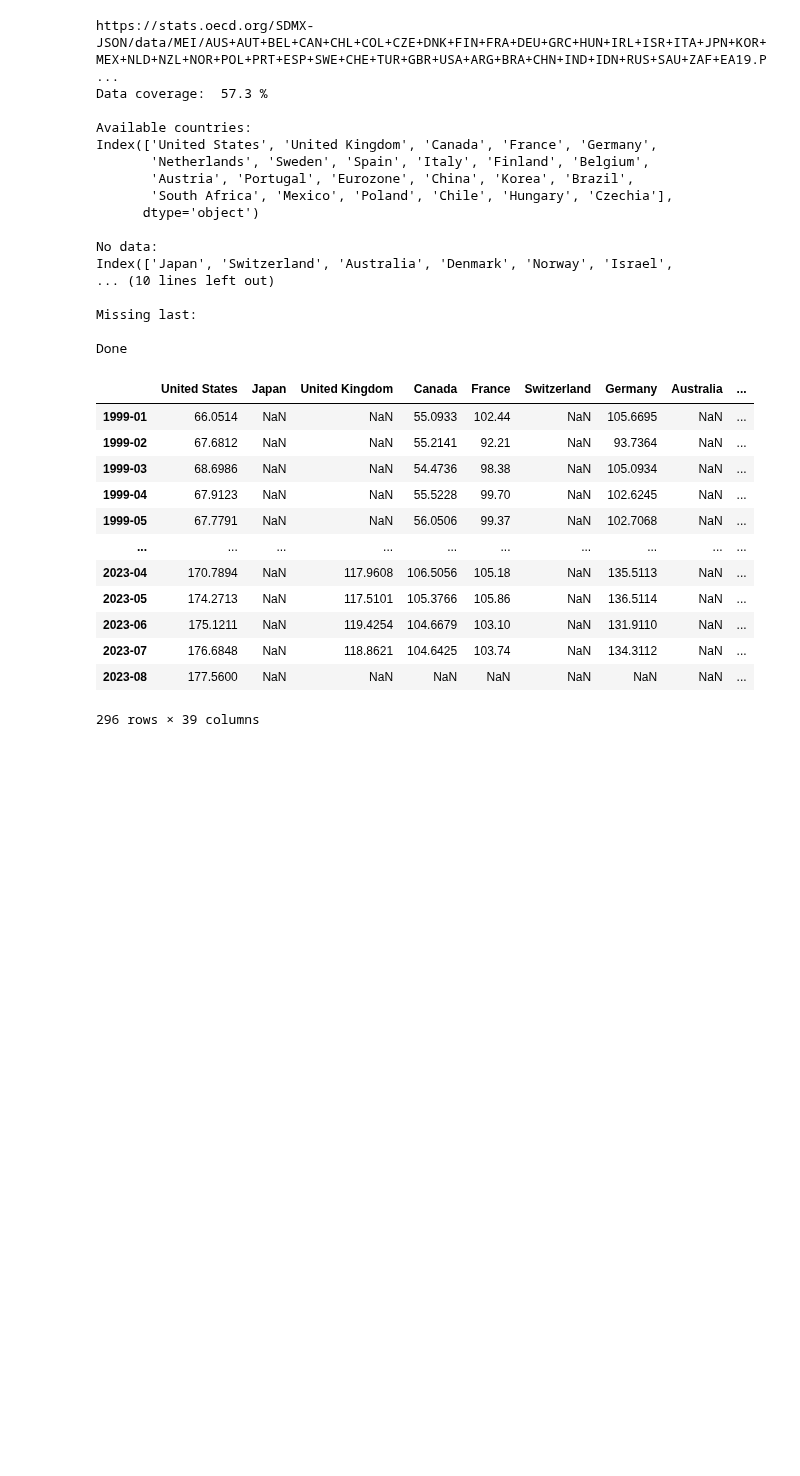
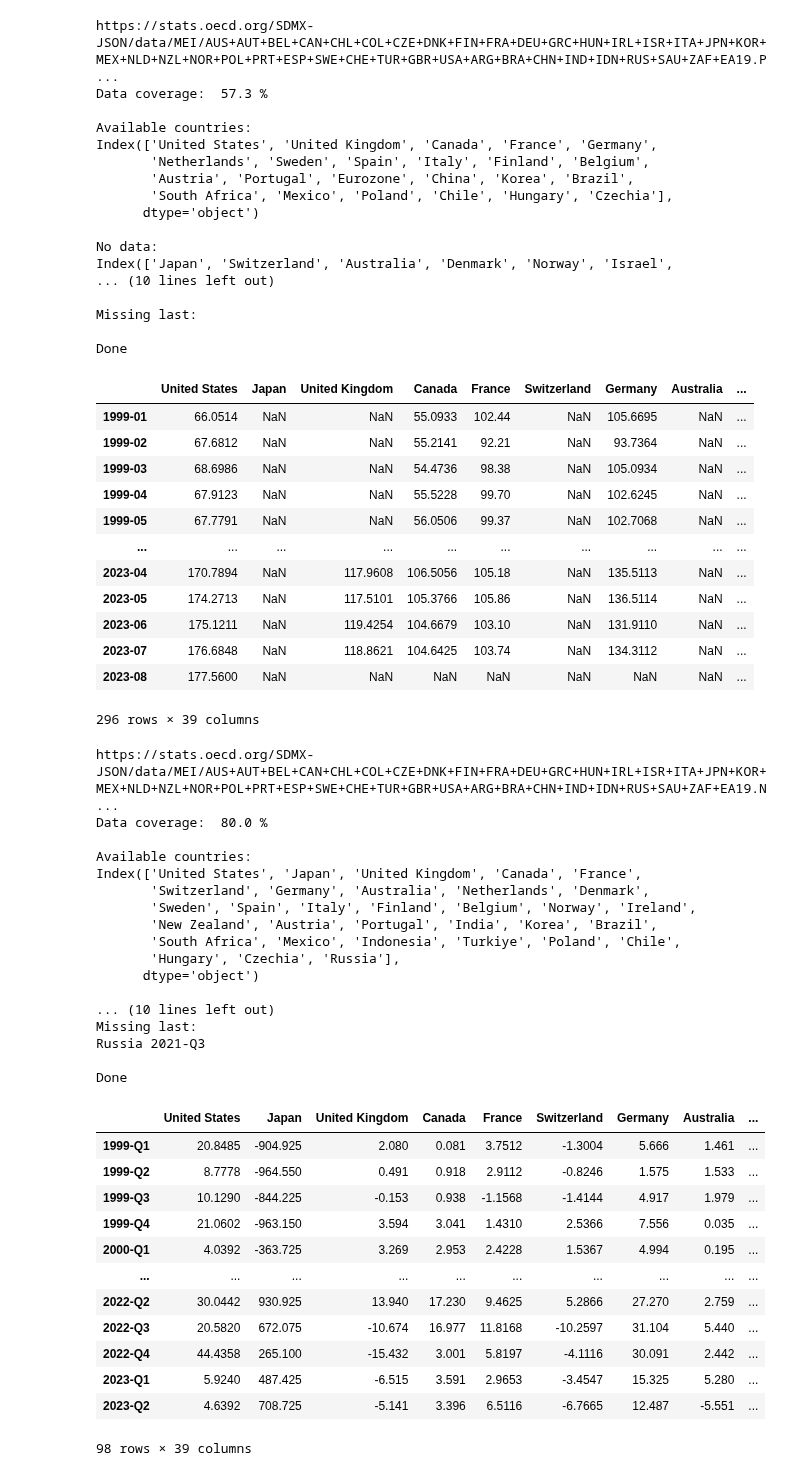
Before and after one commit to lharazin/TFM, a Jupyter notebook: Data/OECD_Stats/oecd_8_bussiness.ipynb, the cells around one changed output. Drawn from its saved outputs; the diff is of its cells as text; code cells hidden in the pictures; blank space fills up the shorter version.

Commit message:
added inventories and extra notes to investments

```diff
--- a/Data/OECD_Stats/oecd_8_bussiness.ipynb
+++ b/Data/OECD_Stats/oecd_8_bussiness.ipynb
@@ -240,3 +240,44 @@ Done
 | 2023-07 | 176.6848 | NaN | 118.8621 | 104.6425 | 103.74 | NaN | 134.3112 | NaN | ... |
 | 2023-08 | 177.5600 | NaN | NaN | NaN | NaN | NaN | NaN | NaN | ... |
 296 rows × 39 columns
+# %%
+indicator = 'MEI' # Main Economic Indicators
+subject = 'NAEXCP05' # National Accounts > GDP by Expenditure > Current Prices > Changes in inventories and net acquisition of valuables
+measure = 'STSA' # Level, rate or national currency, s.a.
+freq = 'Q' # Quarterly
+
+df = get_oecd_data(indicator, subject, measure, freq,
+                   countries_before_subject=True,
+                   file_name='Changes in inventories')
+df
+# %% [output]
+https://stats.oecd.org/SDMX-JSON/data/MEI/AUS+AUT+BEL+CAN+CHL+COL+CZE+DNK+FIN+FRA+DEU+GRC+HUN+IRL+ISR+ITA+JPN+KOR+MEX+NLD+NZL+NOR+POL+PRT+ESP+SWE+CHE+TUR+GBR+USA+ARG+BRA+CHN+IND+IDN+RUS+SAU+ZAF+EA19.N ...
+Data coverage:  80.0 %
+
+Available countries:
+Index(['United States', 'Japan', 'United Kingdom', 'Canada', 'France',
+       'Switzerland', 'Germany', 'Australia', 'Netherlands', 'Denmark',
+       'Sweden', 'Spain', 'Italy', 'Finland', 'Belgium', 'Norway', 'Ireland',
+       'New Zealand', 'Austria', 'Portugal', 'India', 'Korea', 'Brazil',
+       'South Africa', 'Mexico', 'Indonesia', 'Turkiye', 'Poland', 'Chile',
+       'Hungary', 'Czechia', 'Russia'],
+      dtype='object')
+
+... (10 lines left out)
+Missing last:
+Russia 2021-Q3
+
+Done
+|  | United States | Japan | United Kingdom | Canada | France | Switzerland | Germany | Australia | ... |
+| 1999-Q1 | 20.8485 | -904.925 | 2.080 | 0.081 | 3.7512 | -1.3004 | 5.666 | 1.461 | ... |
+| 1999-Q2 | 8.7778 | -964.550 | 0.491 | 0.918 | 2.9112 | -0.8246 | 1.575 | 1.533 | ... |
+| 1999-Q3 | 10.1290 | -844.225 | -0.153 | 0.938 | -1.1568 | -1.4144 | 4.917 | 1.979 | ... |
+| 1999-Q4 | 21.0602 | -963.150 | 3.594 | 3.041 | 1.4310 | 2.5366 | 7.556 | 0.035 | ... |
+| 2000-Q1 | 4.0392 | -363.725 | 3.269 | 2.953 | 2.4228 | 1.5367 | 4.994 | 0.195 | ... |
+| ... | ... | ... | ... | ... | ... | ... | ... | ... | ... |
+| 2022-Q2 | 30.0442 | 930.925 | 13.940 | 17.230 | 9.4625 | 5.2866 | 27.270 | 2.759 | ... |
+| 2022-Q3 | 20.5820 | 672.075 | -10.674 | 16.977 | 11.8168 | -10.2597 | 31.104 | 5.440 | ... |
+| 2022-Q4 | 44.4358 | 265.100 | -15.432 | 3.001 | 5.8197 | -4.1116 | 30.091 | 2.442 | ... |
+| 2023-Q1 | 5.9240 | 487.425 | -6.515 | 3.591 | 2.9653 | -3.4547 | 15.325 | 5.280 | ... |
+| 2023-Q2 | 4.6392 | 708.725 | -5.141 | 3.396 | 6.5116 | -6.7665 | 12.487 | -5.551 | ... |
+98 rows × 39 columns
```
Also changed, not shown: 5 other files.
